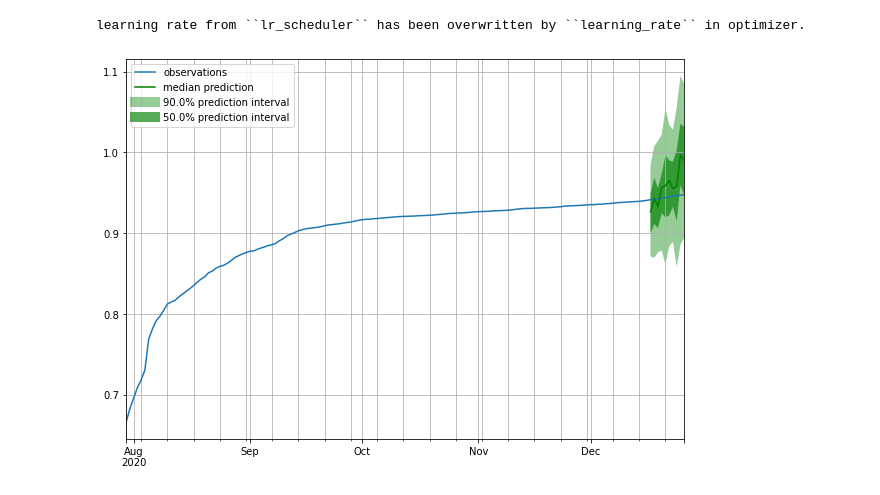
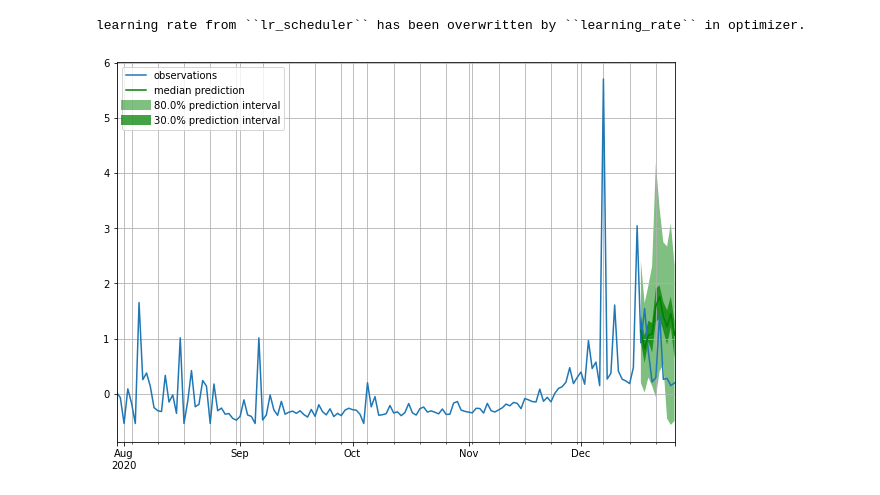
Before and after one commit to Mrzhouqifei/SUSTAIN, a Jupyter notebook: process.ipynb, the cells around one changed output. Drawn from its saved outputs; the diff is of its cells as text; code cells hidden in the pictures.

```diff
--- a/process.ipynb
+++ b/process.ipynb
@@ -141,0 +69,6 @@ custom_ds_metadata = {'num_series': len(countries),
+# %%
+# static covariate (indicators)
+# num_series, indicator num
+indicators_values = indicators.pivot_table(index='Indicator', columns='Country', values=2019)[countries].fillna(0)
+covariate_s = MinMaxScaler().fit_transform(indicators_values).T
+# covariate_s = indicators_values.T.values
@@ -143,27 +98,23 @@ custom_ds_metadata = {'num_series': len(countries),
 train_ds = ListDataset([{FieldName.TARGET: target,
                          FieldName.START: start,
                          FieldName.FEAT_STATIC_REAL: fsr,
-                         FieldName.FEAT_DYNAMIC_REAL: [fdr],
-#                          FieldName.FEAT_STATIC_CAT: fsc
+                         FieldName.FEAT_DYNAMIC_REAL: fdr,
                         }
                         for (target, start, fsr, fdr) in zip(target[:, :-custom_ds_metadata['prediction_length']],
                                                              custom_ds_metadata['start'],
                                                              covariate_s,
-                                                             covariate_d[:, :-custom_ds_metadata['prediction_length']],
-#                                                              feat_static_cat
+                                                             covariate_d[:, :, :-custom_ds_metadata['prediction_length']],
                                                             )],
                       freq=custom_ds_metadata['freq'])
 
 test_ds = ListDataset([{FieldName.TARGET: target,
                         FieldName.START: start,
                         FieldName.FEAT_STATIC_REAL: fsr,
-                        FieldName.FEAT_DYNAMIC_REAL: [fdr],
-#                          FieldName.FEAT_STATIC_CAT: fsc
+                        FieldName.FEAT_DYNAMIC_REAL: fdr,
                        }
                        for (target, start, fsr, fdr) in zip(target,
                                                   custom_ds_metadata['start'],
                                                   covariate_s,
                                                   covariate_d,
-#                                                             feat_static_cat
                                                       )],
                      freq=custom_ds_metadata['freq'])
@@ -252,3 +137,22 @@ estimator = MyProbEstimator(
+# %%
+from gluonts.mx.distribution import StudentTOutput
+
+from model.my_network import MyProbEstimator
+estimator = MyProbEstimator(
+    prediction_length=custom_ds_metadata['prediction_length'],
+    context_length=custom_ds_metadata['context_length'],
+    freq=custom_ds_metadata['freq'],
+    distr_output = StudentTOutput(),
+    num_cells=[8, 8, 64],  # [static dim, dynamic dim, target dim]
+    scaling=True,
+    trainer=Trainer(ctx="cpu",#gpu(0),
+                    epochs=5,
+                    learning_rate=1e-3,
+                    num_batches_per_epoch=100,
+                    batch_size=32,
+                    hybridize=False,
+                   )
+)
 # %%
 predictor = estimator.train(train_ds)
 # %% [output]
@@ -271,22 +175,22 @@ forecasts = list(forecast_it)
 # distribution
 # forecasts = [np.array(x.distribution.mean.asnumpy()) for x in list(forecast_it)]
 # %%
-country_index = 1
+country_index = 13
 ts_entry = tss[country_index]
 forecast_entry = forecasts[country_index]
 # %%
 def plot_prob_forecasts(ts_entry, forecast_entry):
     plot_length = 150
-    prediction_intervals = (50.0, 90.0)
+    prediction_intervals = (30.0, 80.0)
     legend = ["observations", "median prediction"] + [f"{k}% prediction interval" for k in prediction_intervals][::-1]
 
     fig, ax = plt.subplots(1, 1, figsize=(10, 7))
     ts_entry[-plot_length:].plot(ax=ax)  # plot the time series
     forecast_entry.plot(prediction_intervals=prediction_intervals, color='g')
     plt.grid(which="both")
     plt.legend(legend, loc="upper left")
     plt.show()
 
 plot_prob_forecasts(ts_entry, forecast_entry)
 # %% [output]
-[figure, old version]
+[figure, new version]
```
Also changed, not shown: parts of 18 cells of this notebook, 20 other files.
